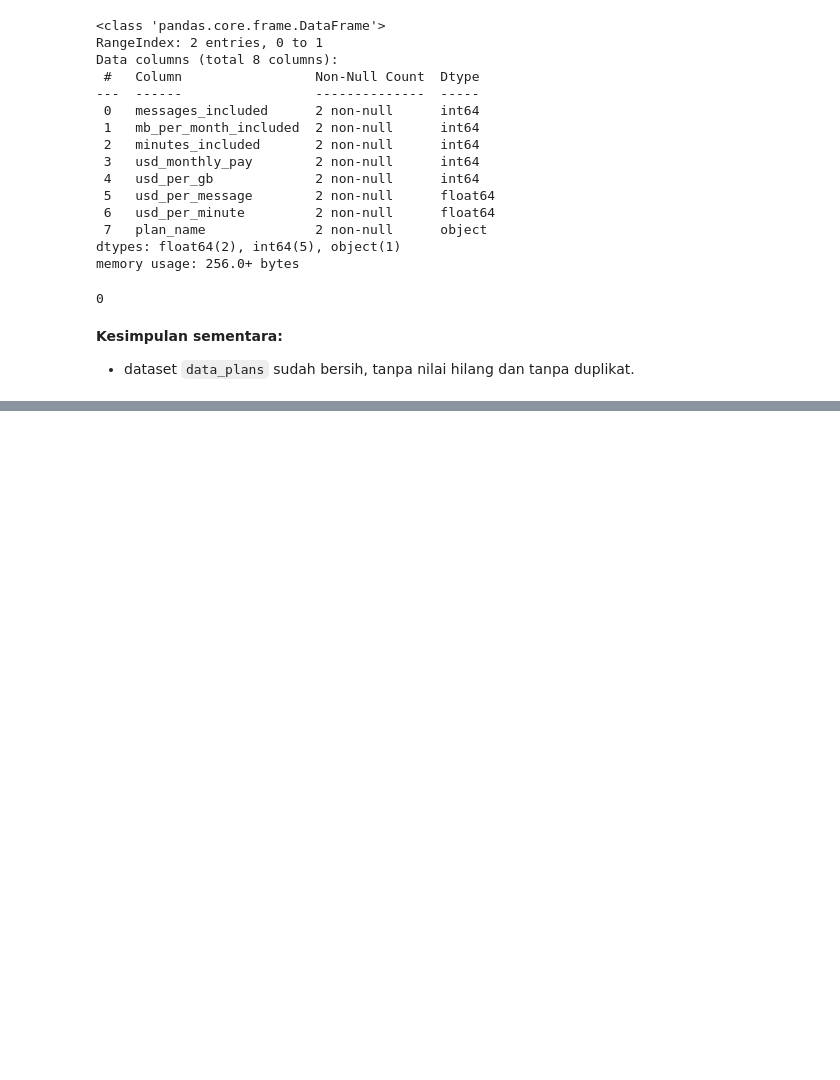
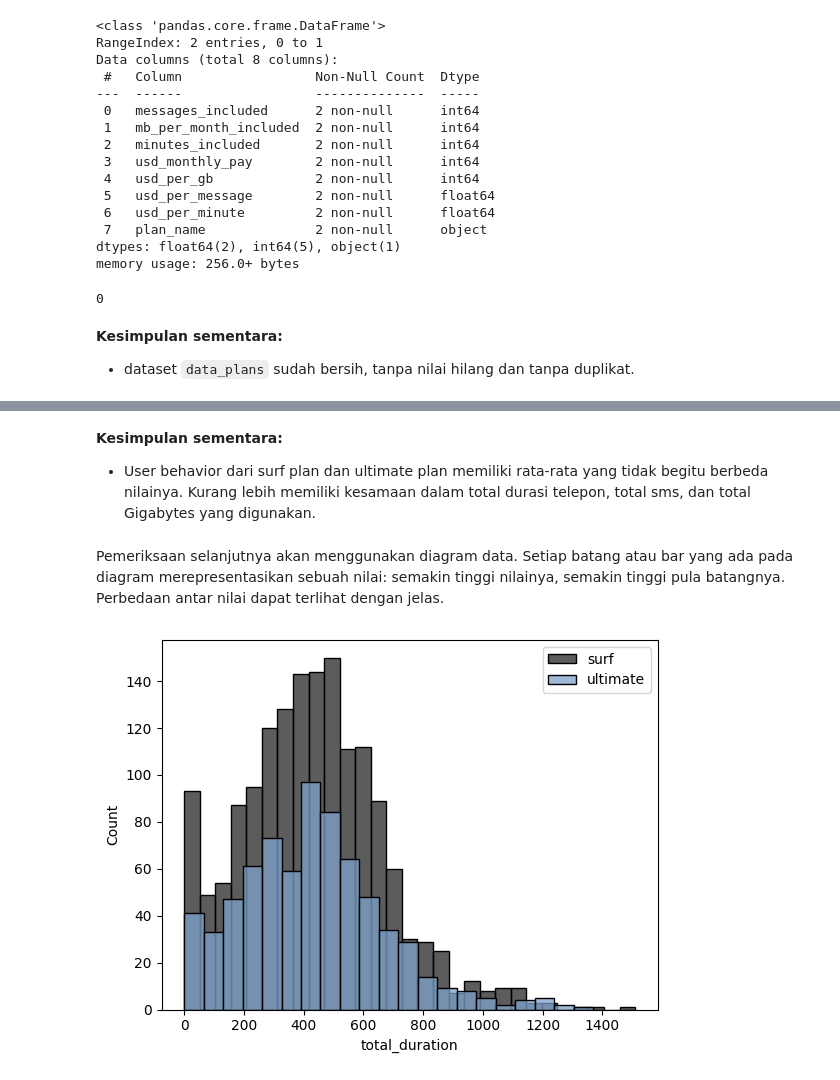
Before and after one commit to ShirotaT/DataAnalyst_Practicum, a Jupyter notebook: Project_4.megaline/Proyek4_PaketPrabayarMegaline.ipynb, the cells around one changed output, grey strips where cells are left out. Saved outputs shown, nothing was run; the diff lists cells and outputs as text; code cells hidden in the pictures; blank space fills up the shorter version.

```diff
--- a/Project_4.megaline/Proyek4_PaketPrabayarMegaline.ipynb
+++ b/Project_4.megaline/Proyek4_PaketPrabayarMegaline.ipynb
@@ -393,0 +673,4 @@ Ingat! Megaline membulatkan detik ke menit, serta megabita ke gigabita. Untuk pa
+# %%
+# Apply to DataFrame
+data_profit_plan['add_charged'] = data_profit_plan.apply(lambda row: add_profit(row), axis=1)
+data_profit_plan.tail()
@@ -393,0 +684,4 @@ Ingat! Megaline membulatkan detik ke menit, serta megabita ke gigabita. Untuk pa
+# %%
+# Calculate total profit
+data_profit_plan['monthly_profit'] = (data_profit_plan['add_charged'] + data_profit_plan['usd_monthly_pay'])
+data_profit_plan
@@ -393,0 +730,4 @@ Ingat! Megaline membulatkan detik ke menit, serta megabita ke gigabita. Untuk pa
+# %%
+# Calculating some statistical data
+data_clean = data_profit_plan[['user_id', 'city', 'month', 'total_duration', 'total_sms', 'gb_used', 'plan', 'monthly_profit']]
+data_clean.describe()
@@ -393,0 +754,17 @@ Ingat! Megaline membulatkan detik ke menit, serta megabita ke gigabita. Untuk pa
+# %% [markdown]
+**Kesimpulan sementara:**
+* User behavior dari surf plan dan ultimate plan memiliki rata-rata yang tidak begitu berbeda nilainya. Kurang lebih memiliki kesamaan dalam total durasi telepon, total sms, dan total Gigabytes yang digunakan.
+# %% [markdown]
+Pemeriksaan selanjutnya akan menggunakan diagram data. Setiap batang atau bar yang ada pada diagram merepresentasikan sebuah nilai: semakin tinggi nilainya, semakin tinggi pula batangnya. Perbedaan antar nilai dapat terlihat dengan jelas.
+# %%
+# Create data filter for surf and ultimate user
+surf_user = data_clean[data_clean['plan'] == 'surf']
+ultimate_user = data_clean[data_clean['plan'] == 'ultimate']
+# %%
+# Create histogram plot using seaborn for total duration
+sns.histplot(surf_user['total_duration'], color='#262626', label='surf')
+sns.histplot(ultimate_user['total_duration'], color='#7EA3CC', label='ultimate')
+plt.legend()
+plt.show()
+# %% [output]
+[figure, added]
```
Also changed, not shown: parts of 97 cells of this notebook.
